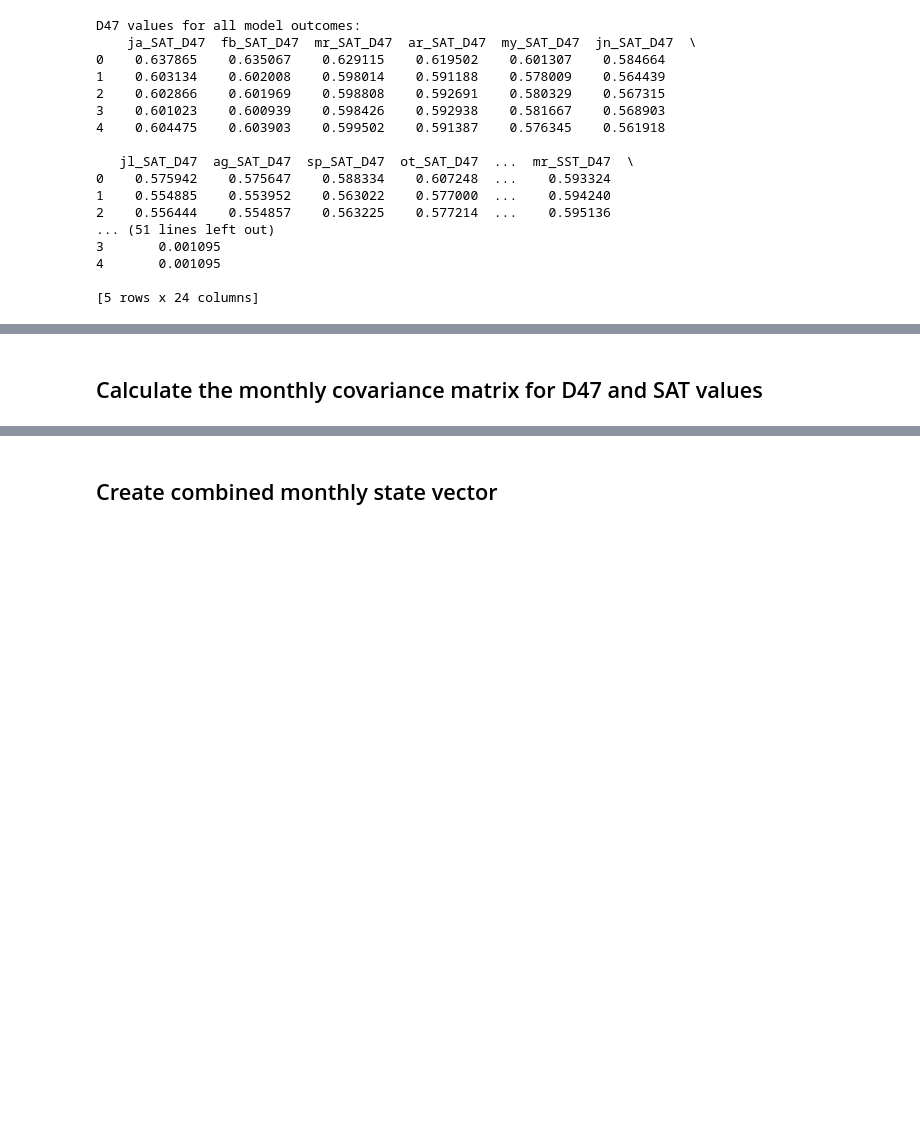
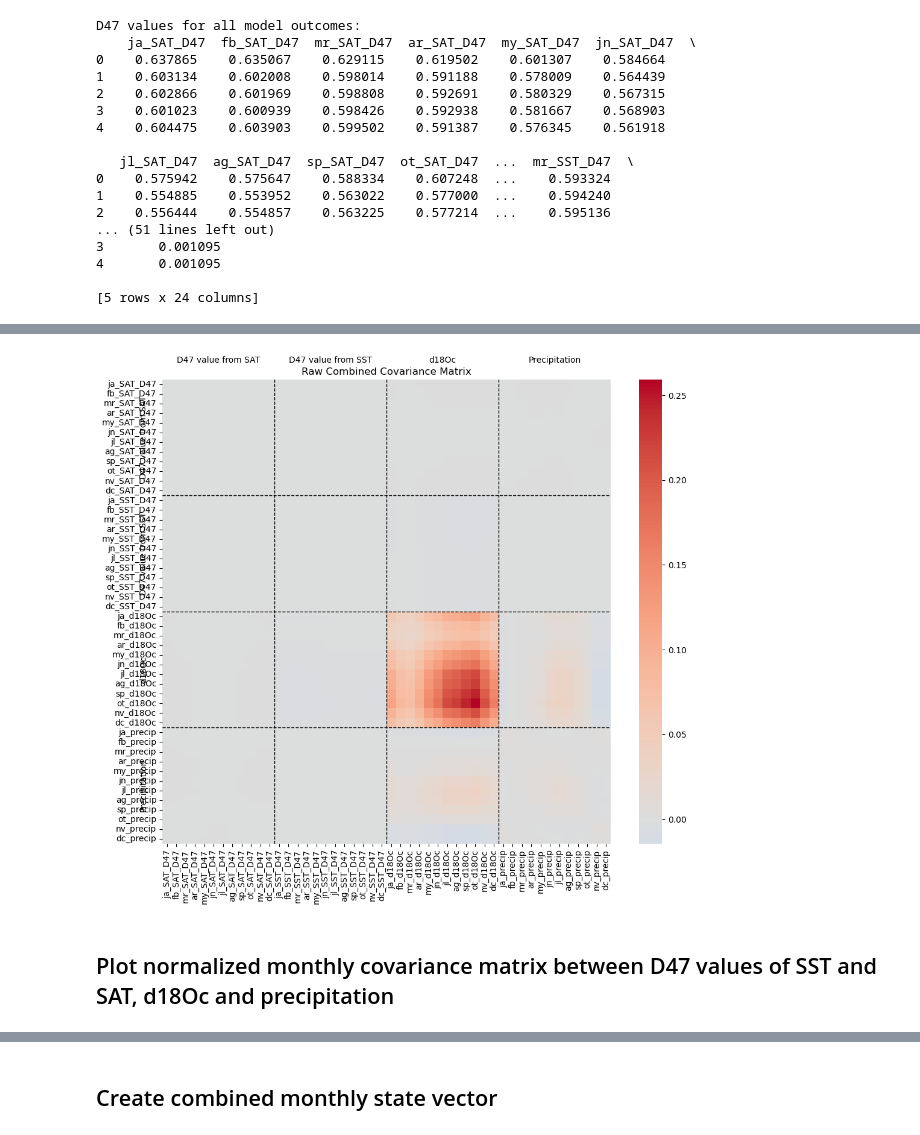
Before and after one commit to nielsjdewinter/SeasonalDA_script, a Jupyter notebook: Seasonal_DA_Lutetian_SST_SAT_SSS_precip_offline.ipynb, the cells around one changed output, grey strips where cells are left out. Drawn from its saved outputs; the diff is of its cells as text; code cells hidden in the pictures; blank space fills up the shorter version.

```diff
--- a/Seasonal_DA_Lutetian_SST_SAT_SSS_precip_offline.ipynb
+++ b/Seasonal_DA_Lutetian_SST_SAT_SSS_precip_offline.ipynb
@@ -467,2 +539,57 @@ plt.show()
+# %%
+# Define column names for SAT, SST, d18Oc, and precipitation
+SAT_D47_columns_monthly = [f"{month}_SAT_D47" for month in months]
+SST_D47_columns_monthly = [f"{month}_SST_D47" for month in months]
+d18Oc_columns_monthly = [f"{month}_d18Oc" for month in months]
+precip_columns_monthly = [f"{month}_precip" for month in months]
+
+# Extract the relevant columns for SAT, SST D47, d18Oc, and precipitation
+SAT_D47_columns_monthly = [f"{month}_SAT_D47" for month in months]
+SST_D47_columns_monthly = [f"{month}_SST_D47" for month in months]
+d18Oc_columns_monthly = [f"{month}_d18Oc" for month in months]
+precip_columns_monthly = [f"{month}_precip" for month in months]
+
+# Combine the relevant columns into a single dataframe
+combined_data_monthly = Lutetian_models[SAT_D47_columns_monthly + SST_D47_columns_monthly + d18Oc_columns_monthly + precip_columns_monthly]
+
+# Calculate the covariance matrix for the combined data
+cov_combined_monthly = np.cov(combined_data_monthly.dropna(), rowvar=False)
+
+# Plot the heatmap of the raw combined covariance matrix
+plt.figure(figsize=(12, 10))
+sns.heatmap(
+    cov_combined_monthly,  # Use the raw covariance matrix
+    annot=False,
+    fmt=".2f",
+    cmap="coolwarm",
+    center=0,
+    xticklabels=SAT_D47_columns_monthly + SST_D47_columns_monthly + d18Oc_columns_monthly + precip_columns_monthly,
+    yticklabels=SAT_D47_columns_monthly + SST_D47_columns_monthly + d18Oc_columns_monthly + precip_columns_monthly
+)
+
+# Add titles to the axes per parameter
+plt.axvline(x=len(SAT_D47_columns_monthly), color='black', linestyle='--', linewidth=1)
+plt.axvline(x=len(SAT_D47_columns_monthly) + len(SST_D47_columns_monthly), color='black', linestyle='--', linewidth=1)
+plt.axvline(x=len(SAT_D47_columns_monthly) + len(SST_D47_columns_monthly) + len(d18Oc_columns_monthly), color='black', linestyle='--', linewidth=1)
+
+plt.axhline(y=len(SAT_D47_columns_monthly), color='black', linestyle='--', linewidth=1)
+plt.axhline(y=len(SAT_D47_columns_monthly) + len(SST_D47_columns_monthly), color='black', linestyle='--', linewidth=1)
+plt.axhline(y=len(SAT_D47_columns_monthly) + len(SST_D47_columns_monthly) + len(d18Oc_columns_monthly), color='black', linestyle='--', linewidth=1)
+
+# Add parameter labels
+plt.text(len(SAT_D47_columns_monthly) / 2, -2, 'D47 value from SAT', ha='center', va='center', fontsize=10)
+plt.text(len(SAT_D47_columns_monthly) + len(SST_D47_columns_monthly) / 2, -2, 'D47 value from SST', ha='center', va='center', fontsize=10)
+plt.text(len(SAT_D47_columns_monthly) + len(SST_D47_columns_monthly) + len(d18Oc_columns_monthly) / 2, -2, 'd18Oc', ha='center', va='center', fontsize=10)
+plt.text(len(SAT_D47_columns_monthly) + len(SST_D47_columns_monthly) + len(d18Oc_columns_monthly) + len(precip_columns_monthly) / 2, -2, 'Precipitation', ha='center', va='center', fontsize=10)
+
+plt.text(-2, len(SAT_D47_columns_monthly) / 2, 'D47 value from SAT', ha='center', va='center', rotation=90, fontsize=10)
+plt.text(-2, len(SAT_D47_columns_monthly) + len(SST_D47_columns_monthly) / 2, 'D47 value from SST', ha='center', va='center', rotation=90, fontsize=10)
+plt.text(-2, len(SAT_D47_columns_monthly) + len(SST_D47_columns_monthly) + len(d18Oc_columns_monthly) / 2, 'd18Oc', ha='center', va='center', rotation=90, fontsize=10)
+plt.text(-2, len(SAT_D47_columns_monthly) + len(SST_D47_columns_monthly) + len(d18Oc_columns_monthly) + len(precip_columns_monthly) / 2, 'Precipitation', ha='center', va='center', rotation=90, fontsize=10)
+
+plt.title("Raw Combined Covariance Matrix")
+plt.show()
+# %% [output]
+[figure, added]
 # %% [markdown]
-## Calculate the monthly covariance matrix for D47 and SAT values
+## Plot normalized monthly covariance matrix between D47 values of SST and SAT, d18Oc and precipitation
```
Also changed, not shown: parts of 47 cells of this notebook, 2 other files.
